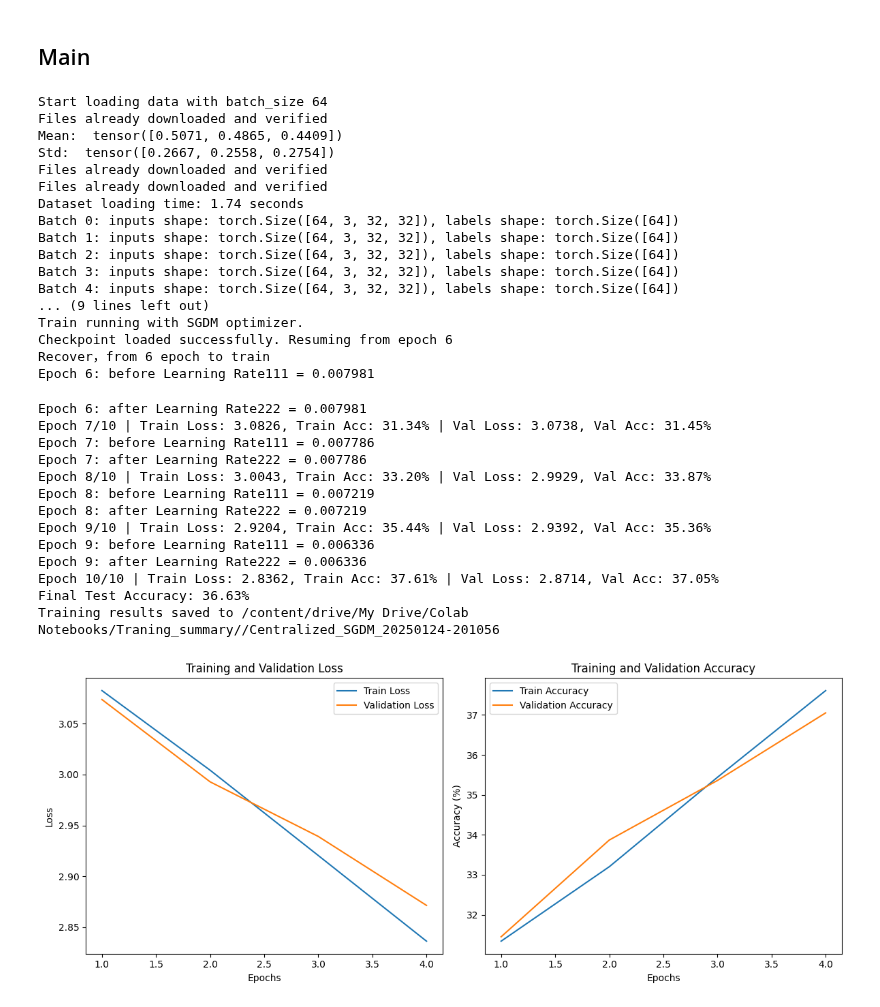
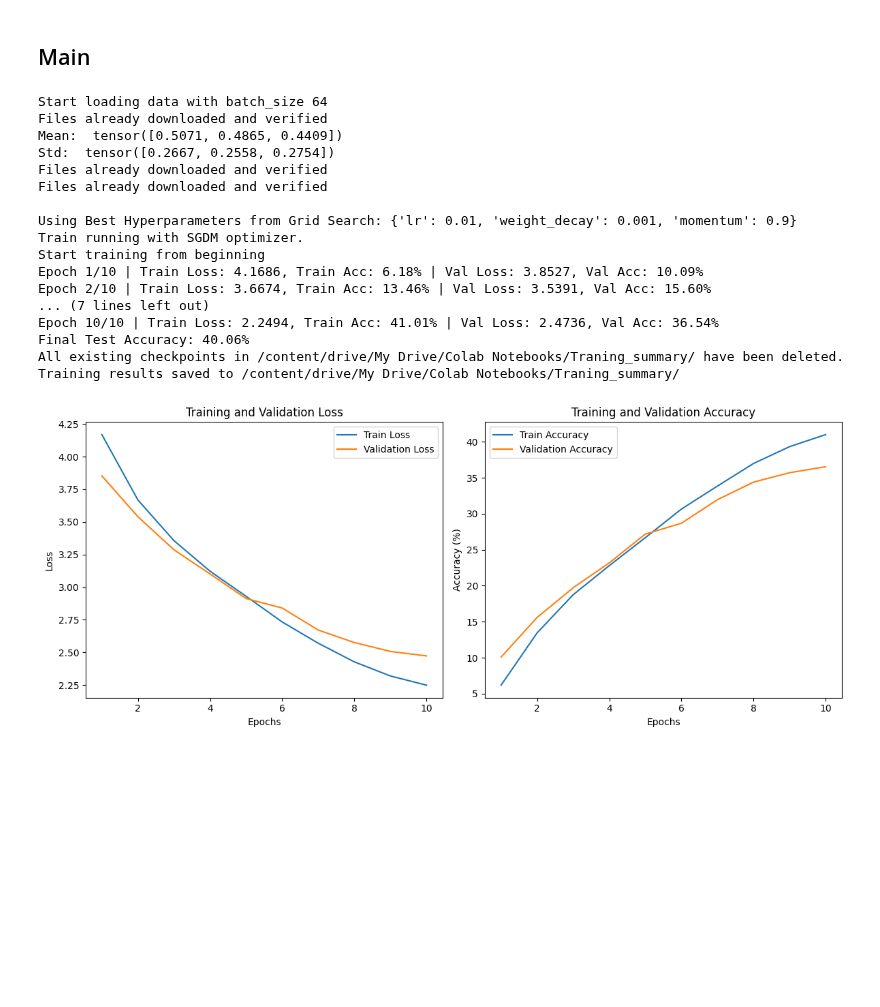
Before and after one commit to TheS1n233/Distributed-Learning-Project5, a Jupyter notebook: centralized_baseline.ipynb, the cells around one changed output. Drawn from its saved outputs; the diff is of its cells as text; code cells hidden in the pictures; blank space fills up the shorter version.

```diff
--- a/centralized_baseline.ipynb
+++ b/centralized_baseline.ipynb
@@ -119,7 +132,7 @@ def calulcate_mean_std(batch_size=100, verbose=True):
     )
 
 
-    train_loader = torch.utils.data.DataLoader(train_dataset, batch_size, shuffle=False, num_workers=2)
+    train_loader = torch.utils.data.DataLoader(train_dataset, batch_size, shuffle=False, num_workers=0)
 
     # Initialize sums for calculating mean and std
     mean = torch.zeros(3)
@@ -139,7 +152,7 @@ def calulcate_mean_std(batch_size=100, verbose=True):
 
     return mean, std
 # %%
-def get_dataset(batch_size, verbose=True):
+def get_dataset(batch_size, verbose=False):
 
     print("Start loading data with batch_size", batch_size)
 
@@ -154,7 +167,7 @@ def get_dataset(batch_size, verbose=True):
     ])
 
     transform_test = transforms.Compose([
-        transforms.RandomCrop(32, padding=4),
+        transforms.CenterCrop(32),
         transforms.ToTensor(),
         transforms.Normalize(mean=[mean[0].item(), mean[1].item(), mean[2].item()],
                             std=[std[0].item(), std[1].item(), std[2].item()])
@@ -174,7 +187,9 @@ def get_dataset(batch_size, verbose=True):
         download=True,
         transform=transform_test
     )
-    print(f"Dataset loading time: {time.time() - start_time:.2f} seconds")
+
+    if verbose:
+        print(f"Dataset loading time: {time.time() - start_time:.2f} seconds")
 
     # Split training and validation sets
     train_size = int(0.8 * len(train_dataset))
@@ -186,7 +201,7 @@ def get_dataset(batch_size, verbose=True):
         train_dataset,
         batch_size=batch_size,
         shuffle=True,
-        num_workers=2,
+        num_workers=0,
         pin_memory=True
     )
 
@@ -194,7 +209,7 @@ def get_dataset(batch_size, verbose=True):
         val_dataset,
         batch_size=batch_size,
         shuffle=False,
-        num_workers=2,
+        num_workers=0,
         pin_memory=True
     )
 
@@ -202,16 +217,18 @@ def get_dataset(batch_size, verbose=True):
         test_dataset,
         batch_size=batch_size,
         shuffle=False,
-        num_workers=2,
+        num_workers=0,
         pin_memory=True
     )
 
     # Debugging: Check DataLoader outputs
-    for i, (inputs, labels) in enumerate(train_loader):
-        print(f"Batch {i}: inputs shape: {inputs.shape}, labels shape: {labels.shape}")
-        if i == 10:  # Test first 10 batches
-            break
-    print(f"Data loading for 10 batches completed.")
+    if verbose:
+        for i, (inputs, labels) in enumerate(train_loader):
+
+            print(f"Batch {i}: inputs shape: {inputs.shape}, labels shape: {labels.shape}")
+            if i == 10:  # Test first 10 batches
+                break
+        print(f"Data loading for 10 batches completed.")
 
     return train_dataset, train_loader, val_loader, test_loader
 # %%
@@ -448,53 +498,37 @@ def plot_results(train_losses, val_losses, train_accuracies, val_accuracies, sav
 ## Main
 # %%
 if __name__ == "__main__":
-
-    device = torch.device('cuda' if torch.cuda.is_available() else 'cpu')
 
     train_dataset, train_loader, val_loader, test_loader = get_dataset(BATCH_SIZE)
 
     print("\nUsing Best Hyperparameters from Grid Search:", best_hyperparams)
 
-    # Train with the best hyperparameters
-    train_losses, val_losses, train_accuracies, val_accuracies, test_acc, save_path = train_model_with_hyperparams(
+    # Train with the best hyperparameters from girdsearch
+    train_losses, val_losses, train_accuracies, val_accuracies, test_acc = train_model_with_hyperparams(
         train_loader=train_loader,
         val_loader=val_loader,
         test_loader=test_loader,
         best_hyperparams=best_hyperparams,
         num_epochs=NUM_EPOCHS,
-        device=device,
-        type_of_optimizer=OPTIMIZER
+        device=DEVICE,
     )
-    plot_results(train_losses, val_losses, train_accuracies, val_accuracies, save_path)
+    plot_results(train_losses, val_losses, train_accuracies, val_accuracies)
 # %% [output]
 Start loading data with batch_size 64
 Files already downloaded and verified
 Mean:  tensor([0.5071, 0.4865, 0.4409])
 Std:  tensor([0.2667, 0.2558, 0.2754])
 Files already downloaded and verified
 Files already downloaded and verified
-Dataset loading time: 1.74 seconds
-Batch 0: inputs shape: torch.Size([64, 3, 32, 32]), labels shape: torch.Size([64])
-Batch 1: inputs shape: torch.Size([64, 3, 32, 32]), labels shape: torch.Size([64])
-Batch 2: inputs shape: torch.Size([64, 3, 32, 32]), labels shape: torch.Size([64])
-Batch 3: inputs shape: torch.Size([64, 3, 32, 32]), labels shape: torch.Size([64])
-Batch 4: inputs shape: torch.Size([64, 3, 32, 32]), labels shape: torch.Size([64])
-... (9 lines left out)
+
+Using Best Hyperparameters from Grid Search: {'lr': 0.01, 'weight_decay': 0.001, 'momentum': 0.9}
 Train running with SGDM optimizer.
-Checkpoint loaded successfully. Resuming from epoch 6
-Recover，from 6 epoch to train
-Epoch 6: before Learning Rate111 = 0.007981
+Start training from beginning
+Epoch 1/10 | Train Loss: 4.1686, Train Acc: 6.18% | Val Loss: 3.8527, Val Acc: 10.09%
+Epoch 2/10 | Train Loss: 3.6674, Train Acc: 13.46% | Val Loss: 3.5391, Val Acc: 15.60%
+... (7 lines left out)
+Epoch 10/10 | Train Loss: 2.2494, Train Acc: 41.01% | Val Loss: 2.4736, Val Acc: 36.54%
+Final Test Accuracy: 40.06%
+All existing checkpoints in /content/drive/My Drive/Colab Notebooks/Traning_summary/ have been deleted.
+Training results saved to /content/drive/My Drive/Colab Notebooks/Traning_summary/
-Epoch 6: after Learning Rate222 = 0.007981
-Epoch 7/10 | Train Loss: 3.0826, Train Acc: 31.34% | Val Loss: 3.0738, Val Acc: 31.45%
-Epoch 7: before Learning Rate111 = 0.007786
-Epoch 7: after Learning Rate222 = 0.007786
-Epoch 8/10 | Train Loss: 3.0043, Train Acc: 33.20% | Val Loss: 2.9929, Val Acc: 33.87%
-Epoch 8: before Learning Rate111 = 0.007219
-Epoch 8: after Learning Rate222 = 0.007219
-Epoch 9/10 | Train Loss: 2.9204, Train Acc: 35.44% | Val Loss: 2.9392, Val Acc: 35.36%
-Epoch 9: before Learning Rate111 = 0.006336
-Epoch 9: after Learning Rate222 = 0.006336
-Epoch 10/10 | Train Loss: 2.8362, Train Acc: 37.61% | Val Loss: 2.8714, Val Acc: 37.05%
-Final Test Accuracy: 36.63%
-Training results saved to /content/drive/My Drive/Colab Notebooks/Traning_summary//Centralized_SGDM_20250124-201056
-[figure, old version]
+[figure, new version]
```
Also changed, not shown: parts of 4 cells of this notebook.
